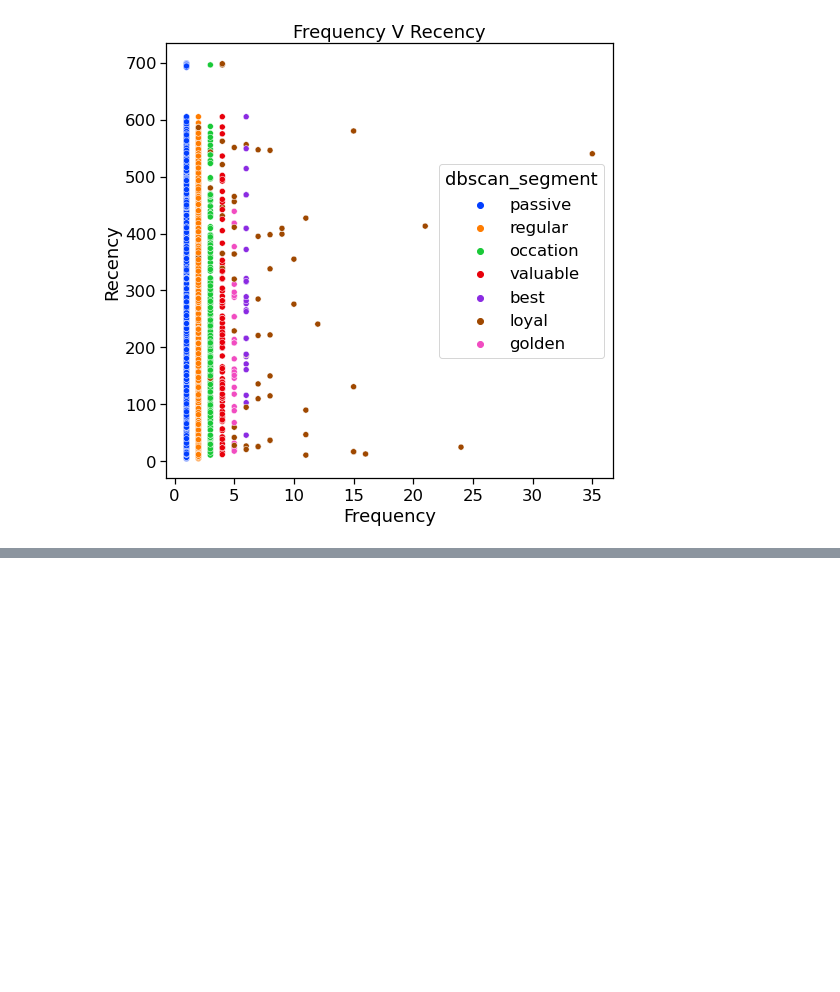
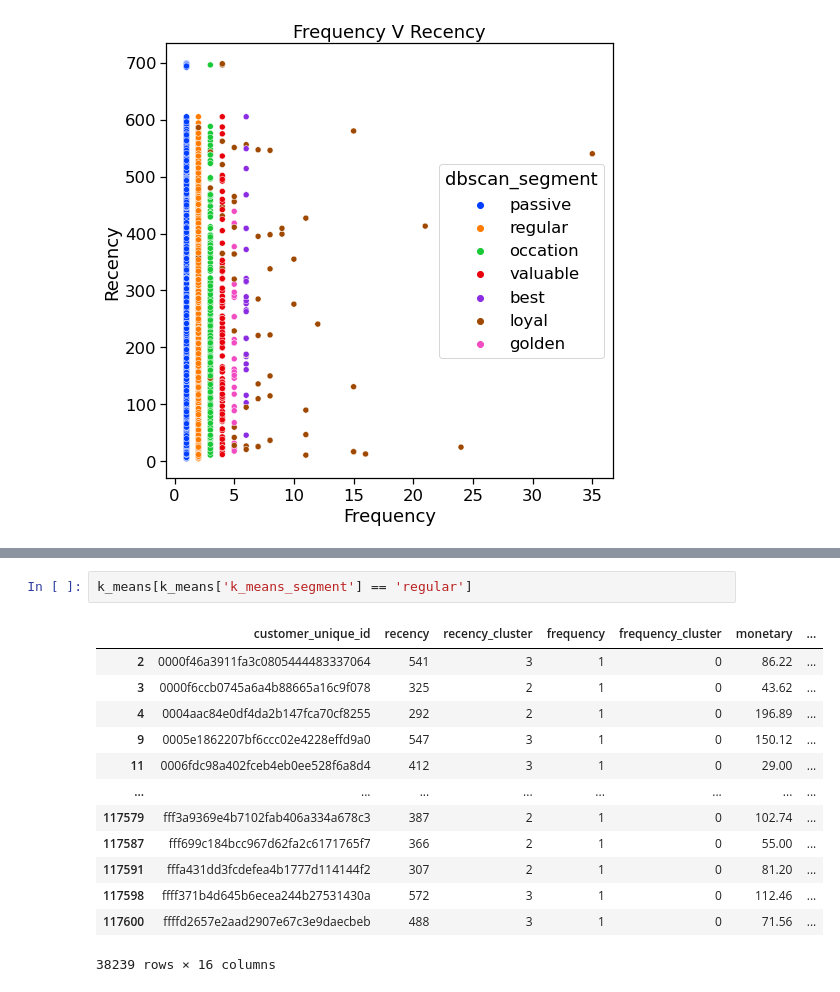
Before and after one commit to PurwadhikaDev/AlphaTeam_JC_DS_VL_02_FinalProject, a Jupyter notebook: Final_Project_Model.ipynb, the cells around one changed output, grey strips where cells are left out. Drawn from its saved outputs; the diff is of its cells as text; blank space fills up the shorter version.

```diff
--- a/Final_Project_Model.ipynb
+++ b/Final_Project_Model.ipynb
@@ -992,0 +1065,16 @@ plt.show()
+# %%
+k_means[k_means['k_means_segment'] == 'regular']
+# %% [output]
+|  | customer_unique_id | recency | recency_cluster | frequency | frequency_cluster | monetary | ... |
+| 2 | 0000f46a3911fa3c0805444483337064 | 541 | 3 | 1 | 0 | 86.22 | ... |
+| 3 | 0000f6ccb0745a6a4b88665a16c9f078 | 325 | 2 | 1 | 0 | 43.62 | ... |
+| 4 | 0004aac84e0df4da2b147fca70cf8255 | 292 | 2 | 1 | 0 | 196.89 | ... |
+| 9 | 0005e1862207bf6ccc02e4228effd9a0 | 547 | 3 | 1 | 0 | 150.12 | ... |
+| 11 | 0006fdc98a402fceb4eb0ee528f6a8d4 | 412 | 3 | 1 | 0 | 29.00 | ... |
+| ... | ... | ... | ... | ... | ... | ... | ... |
+| 117579 | fff3a9369e4b7102fab406a334a678c3 | 387 | 2 | 1 | 0 | 102.74 | ... |
+| 117587 | fff699c184bcc967d62fa2c6171765f7 | 366 | 2 | 1 | 0 | 55.00 | ... |
+| 117591 | fffa431dd3fcdefea4b1777d114144f2 | 307 | 2 | 1 | 0 | 81.20 | ... |
+| 117598 | ffff371b4d645b6ecea244b27531430a | 572 | 3 | 1 | 0 | 112.46 | ... |
+| 117600 | ffffd2657e2aad2907e67c3e9daecbeb | 488 | 3 | 1 | 0 | 71.56 | ... |
+38239 rows × 16 columns
```
Also changed, not shown: parts of 31 cells of this notebook.
